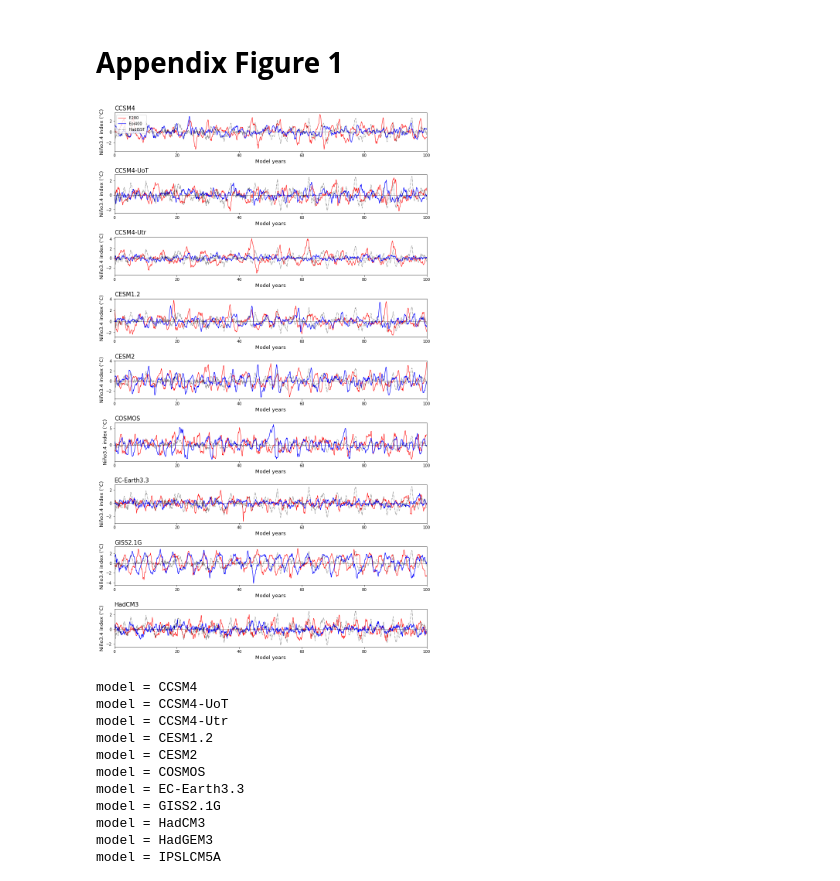
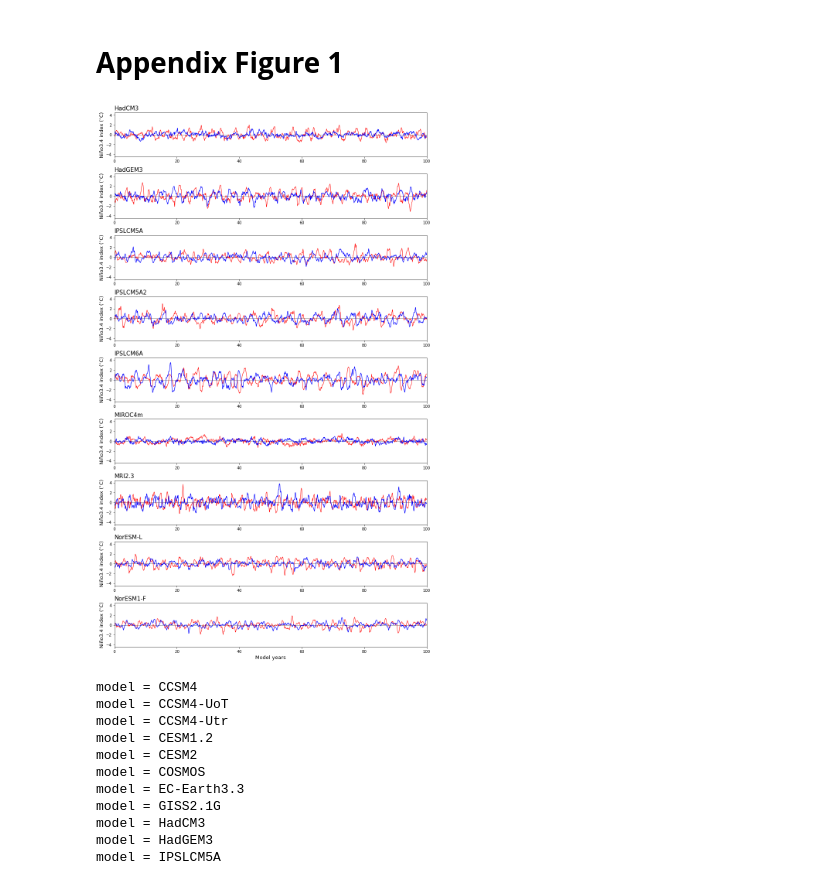
Before and after one commit to arthuroldeman/pliomip2-enso, a Jupyter notebook: ENSO_diagnostics.ipynb, the cells around one changed output. Cells and saved outputs as stored; diff of their text form; code cells hidden in the pictures.

```diff
--- a/ENSO_diagnostics.ipynb
+++ b/ENSO_diagnostics.ipynb
@@ -287,18 +284,22 @@ for i in range(len(modellist)):
 ## Calculate Nino34 index time series
 
 trend_type = "linear" # linear detrending of Nino34 series
+nino_type = 'Nino34'
 
 for i in range(0, len(modellist)):
 
     print('model = ' + modellist[i])
 
-    ds = Nino34_timeseries(model = modellist[i], run='E280', trend = trend_type)
+#     ds = Nino34_timeseries(model = modellist[i], run='E280', trend = trend_type)
+    ds = Nino_timeseries(model = modellist[i], run='E280', mode = nino_type, trend = trend_type)
+
     if i==0:
         nino_e280   = np.zeros((len(ds), len(modellist)))
         nino_eoi400 = np.zeros((len(ds), len(modellist)))
 
     nino_e280[:,i]   = ds
-    nino_eoi400[:,i] = Nino34_timeseries(model = modellist[i], run='EOI400', trend = trend_type)
+#     nino_eoi400[:,i] = Nino34_timeseries(model = modellist[i], run='EOI400', trend = trend_type)
+    nino_eoi400[:,i] = Nino_timeseries(model = modellist[i], run='EOI400', mode = nino_type, trend = trend_type)
 # %% [output]
 model = CCSM4
 model = CCSM4-UoT
@@ -320,54 +321,64 @@ model = NorESM1-F
 # %% [markdown]
 # **Appendix Figure 1**
 # %%
-figtype = 'first9'
+figtype = 'last9'
 
 if figtype == 'all':
     N_models = len(modellist);
     skip = 0;
     figlen = 40;
-elif figtype == 'first9':
+elif figtype == 'first8':
     N_models = 9;
-    skip = 0;
+    skip = -1;
     figlen = 20;
-elif figtype == 'last8':
-    N_models = 8;
-    skip = 9;
-    figlen = 18;
+elif figtype == 'last9':
+    N_models = 9;
+    skip = 8;
+    figlen = 20;
 
 fig1, axs = plt.subplots(nrows = N_models, ncols=1, figsize=(figwidth2, figlen), constrained_layout=True)
 # axs = trim_axs(axs, 2*N_models)
 
 # fig1, axs = plt.subplots(nrows=9, ncols=2, figsize=(figwidth2, 20), constrained_layout=True)
 # axs = trim_axs(axs, len(modellist))
 
 maxyrs = 100
 
 # for ax, i in zip(axs, range(0,len(modellist))):
 for i in range(N_models):
 
     ax=axs[i]
 
     i_model = i + skip;
-    ax.plot(np.linspace(100-maxyrs, 100, 12*maxyrs), nino_e280[-12*maxyrs:,i_model], 'r-', linewidth = 1, label='E280')
-    ax.plot(np.linspace(100-maxyrs, 100, 12*maxyrs), nino_eoi400[-12*maxyrs:,i_model], 'b-', linewidth = 1.2, label='Eoi400')
-    ax.plot(np.linspace(100-maxyrs, 100, 12*maxyrs), nino_hadisst[-12*maxyrs:], 'k-.', linewidth = 1, alpha = 0.5, label = 'HadISST')
+    if figtype=='first8' and i==0:
+        ax.plot(np.linspace(100-maxyrs, 100, 12*maxyrs), nino_hadisst[-12*maxyrs:], 'k-', linewidth = 1, alpha = 1., label = 'HadISST')
+    else:
+        ax.plot(np.linspace(100-maxyrs, 100, 12*maxyrs), nino_e280[-12*maxyrs:,i_model], 'r-', linewidth = 1, label='E280')
+        ax.plot(np.linspace(100-maxyrs, 100, 12*maxyrs), nino_eoi400[-12*maxyrs:,i_model], 'b-', linewidth = 1.2, label='Eoi400')
 
     ax.set_xlim([100-maxyrs, 100])
+    if modellist[i_model]=='COSMOS':
+        ax.set_ylim([-6.5, 6.5])
+    else:
+        ax.set_ylim([-4.5, 4.5])
     ax.plot([100-maxyrs, 100],[0,0],'k-', zorder=-1, linewidth=0.5)
 
-    ax.set_xlabel('Model years', fontsize=labelfontsize)
+    if i==N_models-1:
+        ax.set_xlabel('Model years', fontsize=labelfontsize)
     ax.set_ylabel('Niño3.4 index ($^{\circ}$C)', fontsize=labelfontsize)
 
-    if i==0:
+    if figtype=='first8' and i==1:
         ax.legend(loc='upper left')
 
-    ax.set_title(modellist[i_model], loc='left', fontsize=15)
+    if figtype=='first8' and i==0:
+        ax.set_title('HadISST 1920-2020', loc='left', fontsize=15)
+    else:
+        ax.set_title(modellist[i_model], loc='left', fontsize=15)
 
 # plt.savefig('figures/Nino34_timeseries.eps', bbox_inches='tight', dpi=100)
-# plt.savefig('figures/appendixfigure1a.pdf', bbox_inches='tight')
+# plt.savefig('figures/appendixfigure1b.pdf', bbox_inches='tight')
 # %% [output]
-[figure, old version]
+[figure, new version]
 # %%
 std_e280    = np.zeros(len(modellist))
 std_eoi400  = np.zeros(len(modellist))
```
Also changed, not shown: parts of 6 cells of this notebook, 7 other files.
